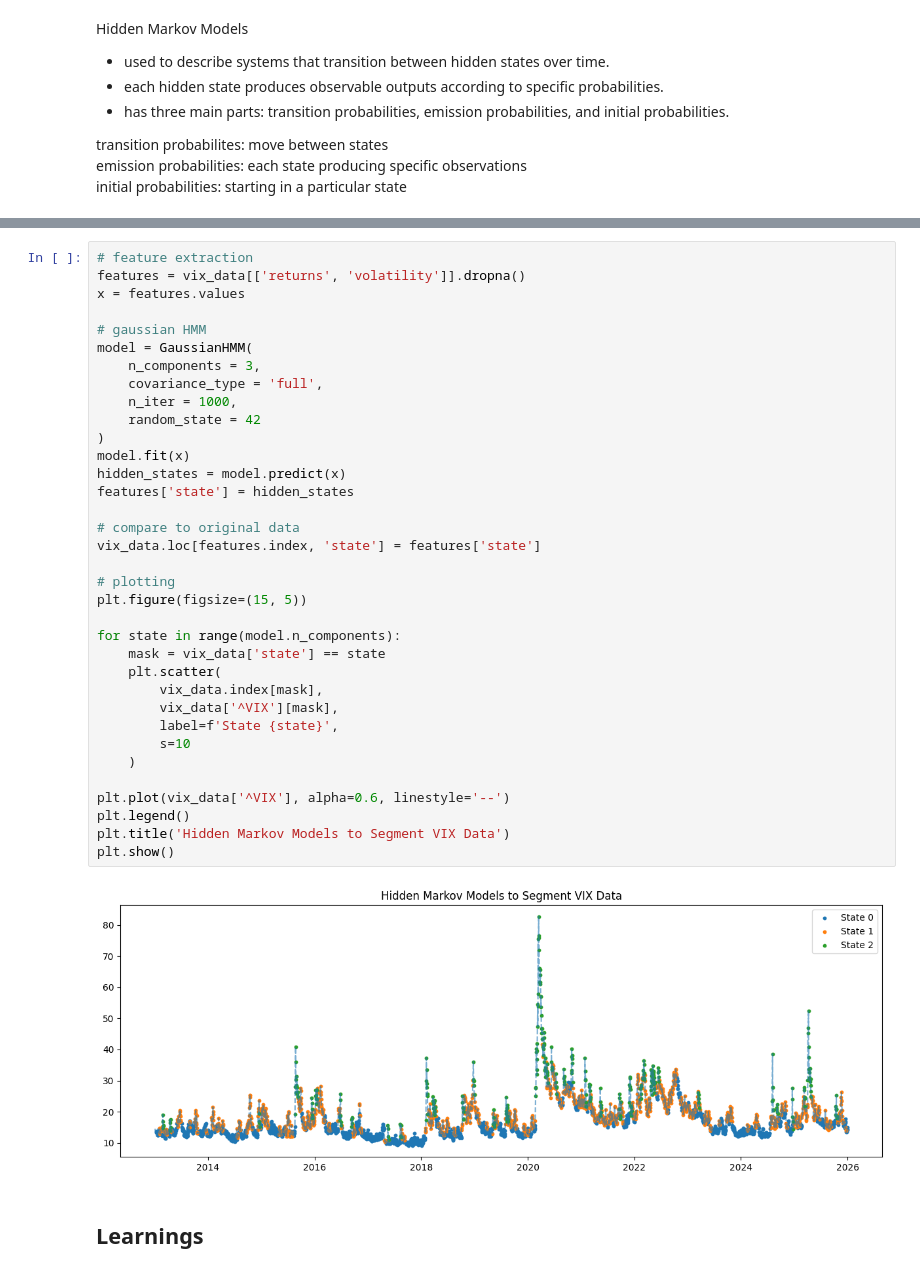
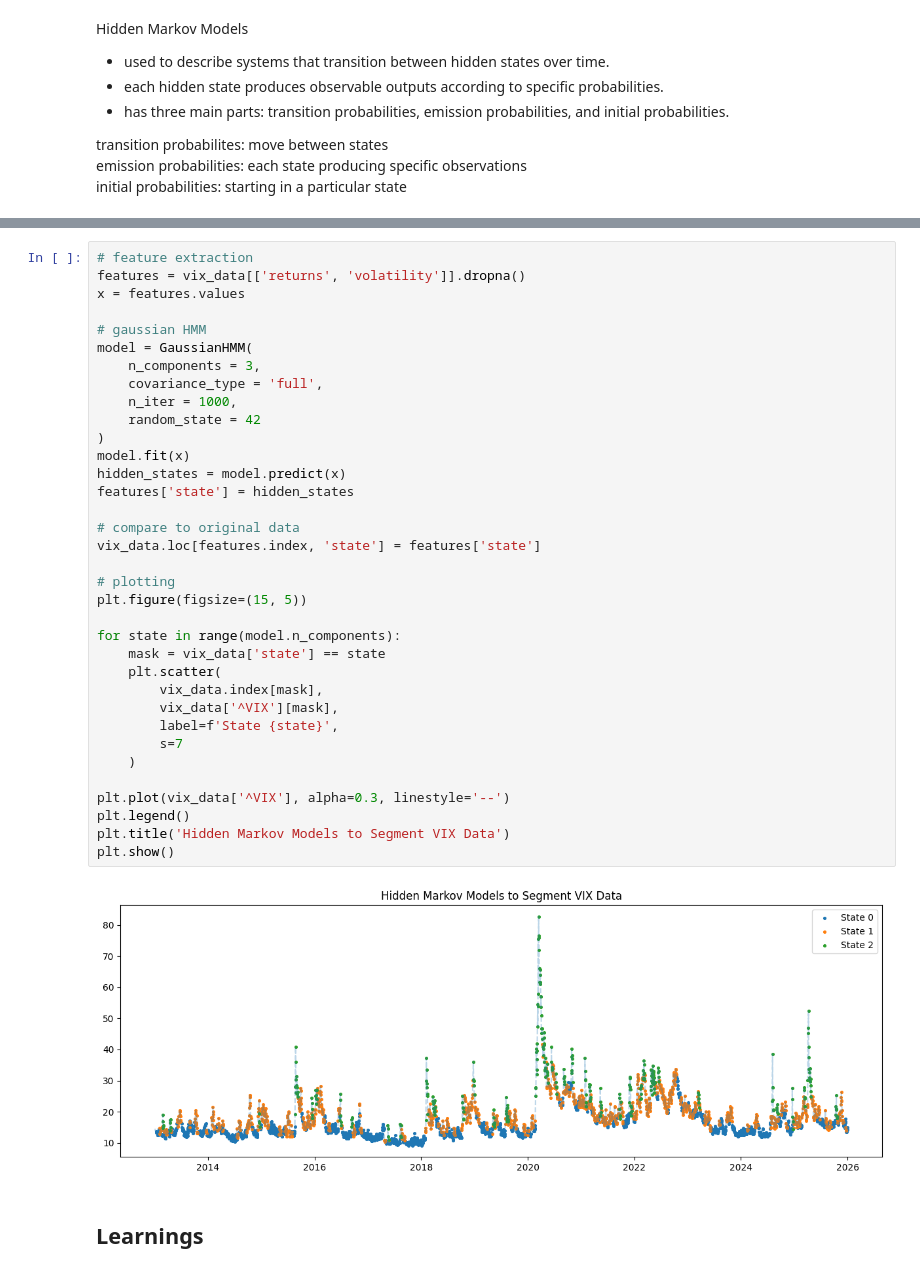
Before and after one commit to donnafaithhh/LP-Norms-and-Volatility, a Jupyter notebook: miscellaneous/time series segmentation.ipynb, the cells around one changed output, grey strips where cells are left out. Drawn from its saved outputs; the diff is of its cells as text.

```diff
--- a/miscellaneous/time series segmentation.ipynb
+++ b/miscellaneous/time series segmentation.ipynb
@@ -94,36 +98,36 @@ x = features.values
 
 # gaussian HMM
 model = GaussianHMM(
     n_components = 3,
     covariance_type = 'full',
     n_iter = 1000,
     random_state = 42
 )
 model.fit(x)
 hidden_states = model.predict(x)
 features['state'] = hidden_states
 
 # compare to original data
 vix_data.loc[features.index, 'state'] = features['state']
 
 # plotting
 plt.figure(figsize=(15, 5))
 
 for state in range(model.n_components):
     mask = vix_data['state'] == state
     plt.scatter(
         vix_data.index[mask],
         vix_data['^VIX'][mask],
         label=f'State {state}',
-        s=10
+        s=7
     )
 
-plt.plot(vix_data['^VIX'], alpha=0.6, linestyle='--')
+plt.plot(vix_data['^VIX'], alpha=0.3, linestyle='--')
 plt.legend()
 plt.title('Hidden Markov Models to Segment VIX Data')
 plt.show()
 # %% [output]
-[figure, old version]
+[figure, new version]
 # %% [markdown]
 ## Learnings
 # %% [markdown]
```
Also changed, not shown: parts of 2 cells of this notebook.
